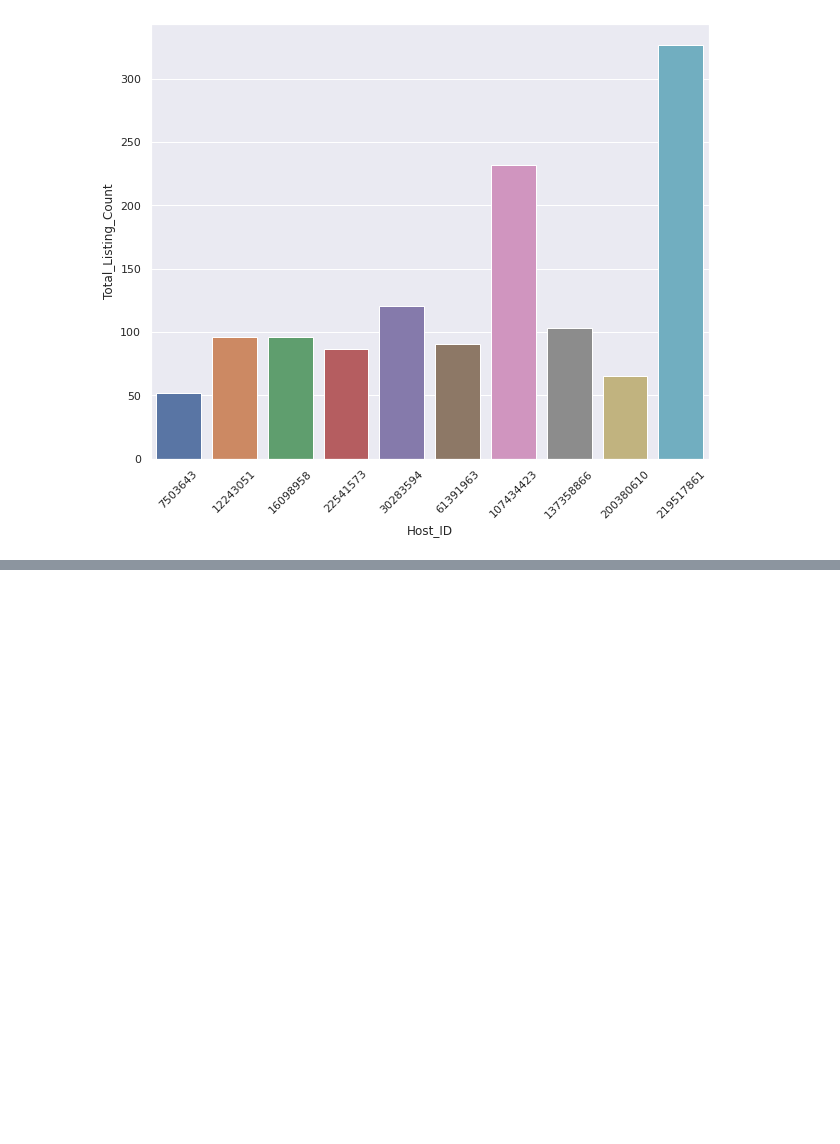
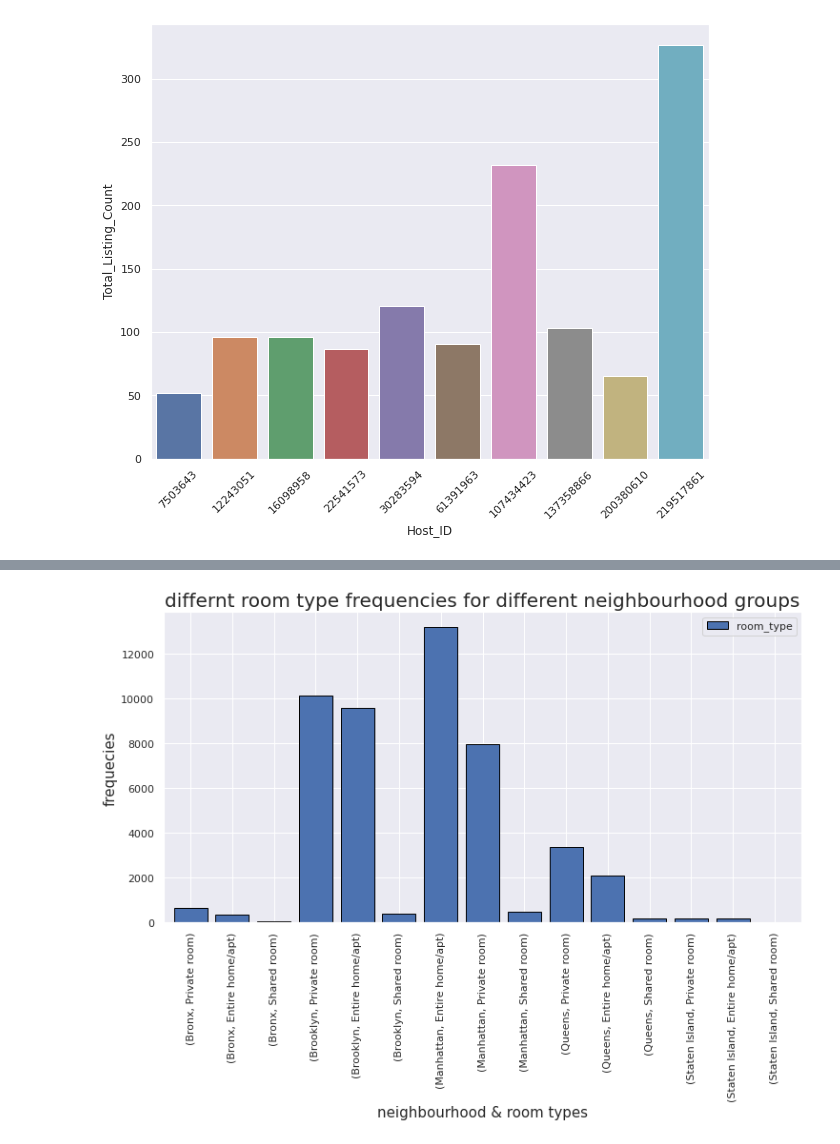
Before and after one commit to Priyabrat845/Airbnb-Booking-Analysis, a Jupyter notebook: Copy_of_Airbnb_Bookings_Analysis_Capstone_Project.ipynb, the cells around one changed output, grey strips where cells are left out. Drawn from its saved outputs; the diff is of its cells as text; code cells hidden in the pictures; blank space fills up the shorter version.

```diff
--- a/Copy_of_Airbnb_Bookings_Analysis_Capstone_Project.ipynb
+++ b/Copy_of_Airbnb_Bookings_Analysis_Capstone_Project.ipynb
@@ -136,0 +179,9 @@ airbnb.head(5)
+# %%
+ax=airbnb.groupby('neighbourhood_group')['room_type'].value_counts().plot.bar(figsize=(12,6),width=0.8,linewidth=1,edgecolor='black')
+ax.set_title("differnt room type frequencies for different neighbourhood groups", fontsize = 20)
+# Set x and y-labels
+ax.set_xlabel("neighbourhood & room types", fontsize = 15)
+ax.set_ylabel("frequecies", fontsize = 15)
+ax.legend()
+# %% [output]
+[figure, added]
```
Also changed, not shown: parts of 9 cells of this notebook.
